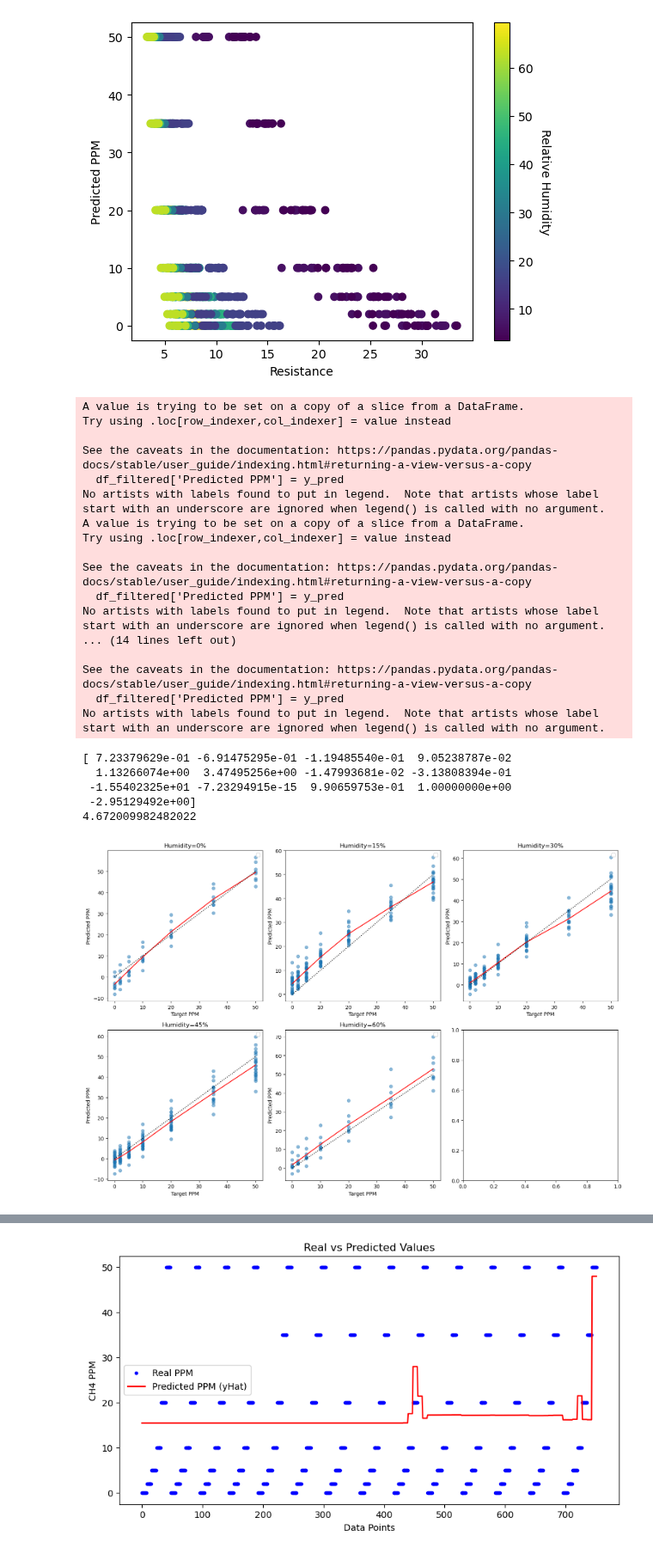
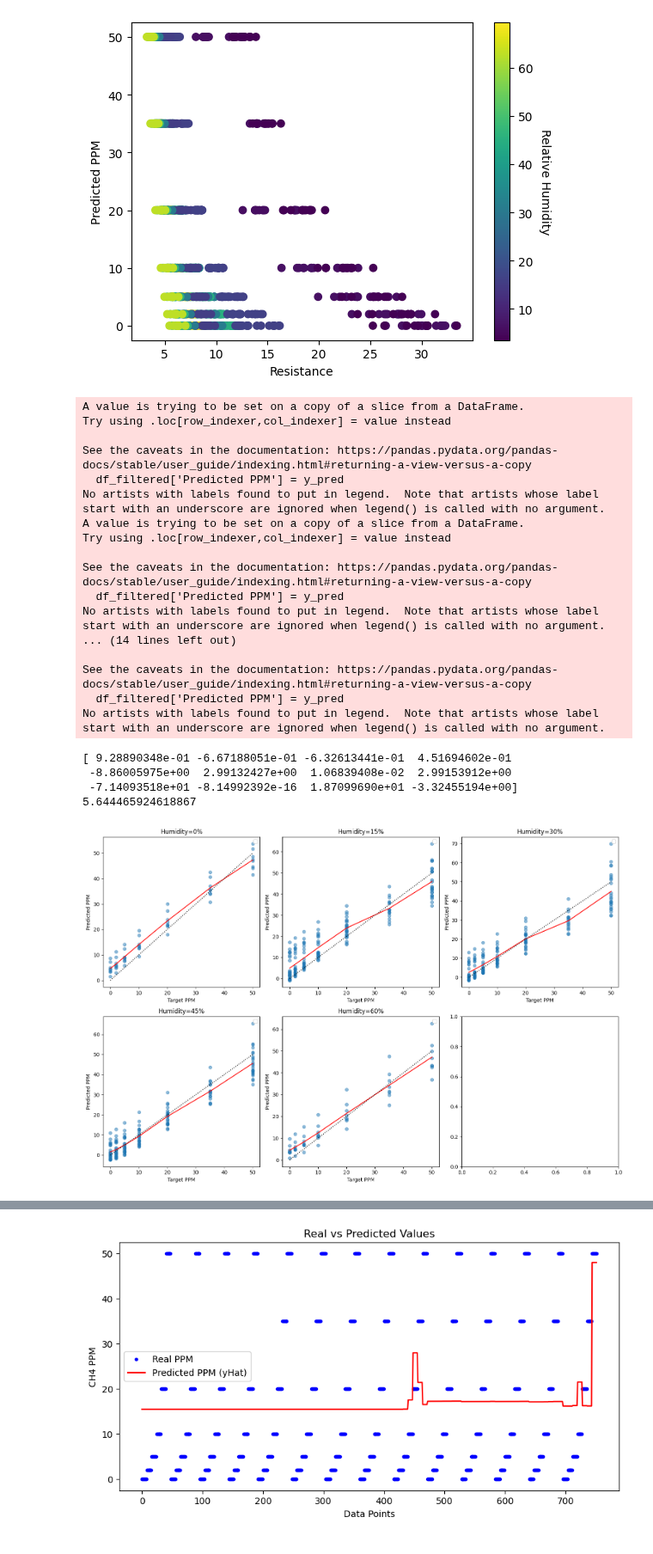
Before and after one commit to Coopsims/MethaneDataScience, a Jupyter notebook: Ben's Analysis/Equation Generation.ipynb, the cells around one changed output, grey strips where cells are left out. Shown at 86% size. Saved outputs shown, nothing was run; the diff lists cells and outputs as text; code cells hidden in the pictures.

```diff
--- a/Ben's Analysis/Equation Generation.ipynb
+++ b/Ben's Analysis/Equation Generation.ipynb
@@ -77,17 +77,21 @@ plt.show()
 
 # a**((((-1*R)/(H**b))*c)+(-1*H*d)+(-1*T*e)+f)+g 8.1
 # a**((((-1*R)/(H**b))*c)+(-1*H*d)+(-1*T*e)+(((-1)/(T*f*H**g))*h)+i)+j 8.2
-# a**((((-1*R)/(H**b))*c)+(-1*H*d)+(-1*T*e)+(((-1*T*f)/(H**g))*h)+i)+j 8.3
+# a**((((-1*R)/(H**b))*c)+(-1*H*d)+(-1*T*e)+(((-1*T*f)/(H**g))*h)+i)+j 8.3                           5.764
 
-#a**((((-1*R)/(H**b))*c)+(-1*H*d)+(-1*T*e)+(((-1*T*f)/(H**g))*h)+i)+j*np.exp(T*k)+m 8.5
+#a**((((-1*R)/(H**b))*c)+(-1*H*d)+(-1*T*e)+(((-1*T*f)/(H**g))*h)+i)+j*np.exp(-1*T*k)+l 9.1
 
 
-def funkEQ(X, a, b,c,d,e,f,g,h,i,j,k,l,m):
+#0.97**((((-1*R)/(H**(-0.66)))*c)+(-1*H)+(1.21*T)+(((-1.22*T)/(H**0.23))*1.25)+-178.26)+j            5.865
+
+
+
+def funkEQ(X, a, b):
     R, H, T = X
     with np.errstate(over='ignore'):
-        stuff=a**((((-1*R)/(H**b))*c)+(-1*H*d)+(-1*T*e)+(((-1*T*f)/(H**g))*h)+i)+j*np.exp(T*k)+m
+        stuff=0.97**((((-1*R)/(H**(-0.66)))*a)+(-1*H)+(1.21*T)+(((-1.22*T)/(H**0.23))*1.25)+-178.26)+b
     return stuff
-p0 = 1, 1, 1, 1, 1,1,1,1,1,1,1,1,1
+p0 = 1, 1
 
 def residual(params, X, y):
     return np.sum((y - funkEQ(X, *params))**2)
@@ -174,46 +178,35 @@ for i, H in enumerate(humidity_values):
     axs[i].legend()
     axs[i].set_xlabel('Target PPM')
     axs[i].set_ylabel('Predicted PPM')
     axs[i].set_title(f'Humidity={H}%')
 
 plt.tight_layout()  # Adjust layout to prevent overlapping
 plt.show()
 
 #############
 #Funk7.1 RMSE: 7.76      R2: 0.776       Note: Works for all humidity tested
 #Funk6.5 RMSE: 10.06     R2: 0.49        Note: Does not work for 0% humidity
 #Bast    RMSE: 10.12     R2: 0.57        Note: Does Terrible at 0PPM
-#[ 9.71159562e-01 -6.64199093e-01 -1.65193120e+00  1.11963674e+00
-# -2.50605074e+00  1.66382050e+00  8.22882184e-02  1.67439318e+00
-# -1.81002233e+02 -2.80620571e+00]
-#[ 9.63056173e-01 -6.82953695e-01 -1.34960040e+00  9.92613769e-01
-# -2.11797991e+00  1.52369294e+00  1.10584948e-01  1.54433916e+00
-# -1.44942697e+02 -2.22342189e+00]
-# [ 9.48139380e-01 -6.79941782e-01 -9.24165423e-01  6.96117499e-01
-# -5.98266903e+00  2.47273598e+00  2.31827381e-02  2.47209744e+00
-# -1.01764616e+02 -1.92126651e+00]
-#############
 # %% [output]
 A value is trying to be set on a copy of a slice from a DataFrame.
 Try using .loc[row_indexer,col_indexer] = value instead
 
 See the caveats in the documentation: https://pandas.pydata.org/pandas-docs/stable/user_guide/indexing.html#returning-a-view-versus-a-copy
   df_filtered['Predicted PPM'] = y_pred
 No artists with labels found to put in legend.  Note that artists whose label start with an underscore are ignored when legend() is called with no argument.
 A value is trying to be set on a copy of a slice from a DataFrame.
 Try using .loc[row_indexer,col_indexer] = value instead
 
 See the caveats in the documentation: https://pandas.pydata.org/pandas-docs/stable/user_guide/indexing.html#returning-a-view-versus-a-copy
   df_filtered['Predicted PPM'] = y_pred
 No artists with labels found to put in legend.  Note that artists whose label start with an underscore are ignored when legend() is called with no argument.
 ... (14 lines left out)
 
 See the caveats in the documentation: https://pandas.pydata.org/pandas-docs/stable/user_guide/indexing.html#returning-a-view-versus-a-copy
   df_filtered['Predicted PPM'] = y_pred
 No artists with labels found to put in legend.  Note that artists whose label start with an underscore are ignored when legend() is called with no argument.
-[ 7.23379629e-01 -6.91475295e-01 -1.19485540e-01  9.05238787e-02
-  1.13266074e+00  3.47495256e+00 -1.47993681e-02 -3.13808394e-01
- -1.55402325e+01 -7.23294915e-15  9.90659753e-01  1.00000000e+00
- -2.95129492e+00]
-4.672009982482022
+[ 9.28890348e-01 -6.67188051e-01 -6.32613441e-01  4.51694602e-01
+ -8.86005975e+00  2.99132427e+00  1.06839408e-02  2.99153912e+00
+ -7.14093518e+01 -8.14992392e-16  1.87099690e+01 -3.32455194e+00]
+5.644465924618867
-[figure, old version]
+[figure, new version]
```
Also changed, not shown: parts of 2 cells of this notebook, 1 other file.
